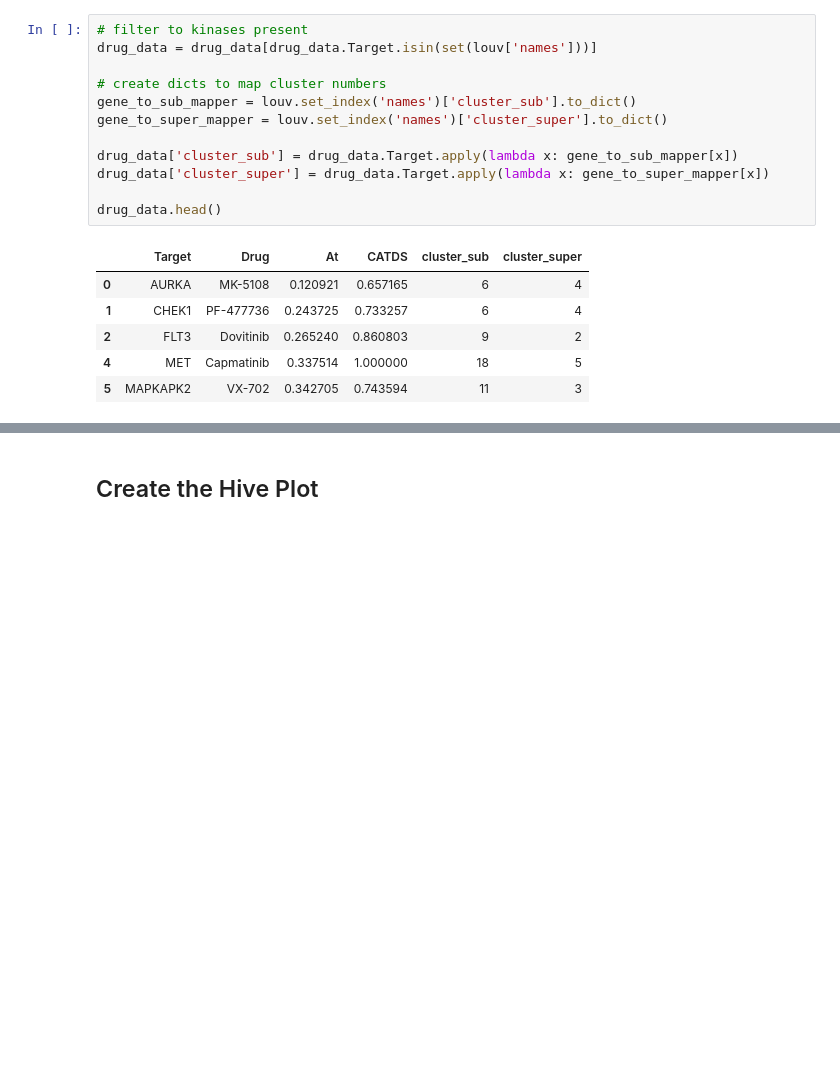
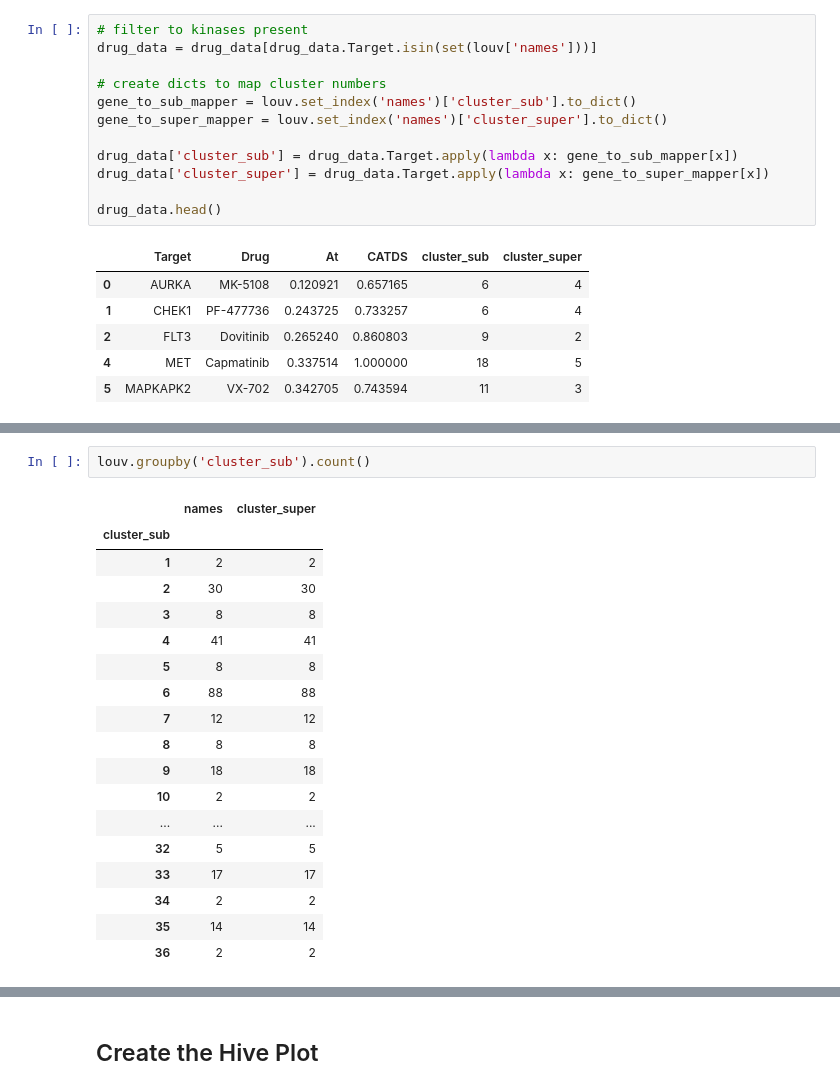
Before and after one commit to gomezlab/kinotypeClusteringAndRegression, a Jupyter notebook: viz/hiveplot/hiveplot_custom.ipynb, the cells around one changed output, grey strips where cells are left out. Cells and saved outputs as stored; diff of their text form; blank space fills up the shorter version.

```diff
--- a/viz/hiveplot/hiveplot_custom.ipynb
+++ b/viz/hiveplot/hiveplot_custom.ipynb
@@ -258,0 +273,21 @@ louv[louv.cluster_sub==7]
+# %%
+louv.groupby('cluster_sub').count()
+# %% [output]
+|  | names | cluster_super |
+| cluster_sub |  |  |
+| 1 | 2 | 2 |
+| 2 | 30 | 30 |
+| 3 | 8 | 8 |
+| 4 | 41 | 41 |
+| 5 | 8 | 8 |
+| 6 | 88 | 88 |
+| 7 | 12 | 12 |
+| 8 | 8 | 8 |
+| 9 | 18 | 18 |
+| 10 | 2 | 2 |
+| ... | ... | ... |
+| 32 | 5 | 5 |
+| 33 | 17 | 17 |
+| 34 | 2 | 2 |
+| 35 | 14 | 14 |
+| 36 | 2 | 2 |
```
Also changed, not shown: parts of 19 cells of this notebook.
